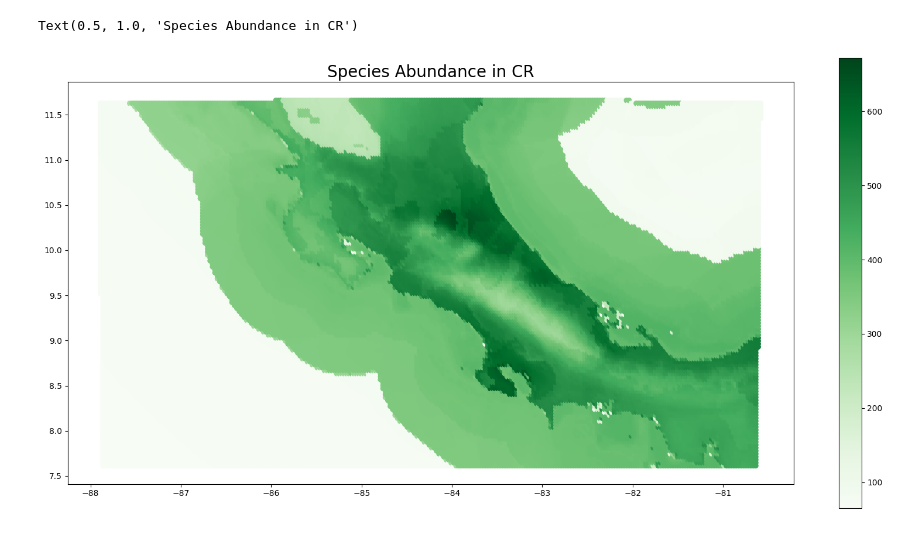
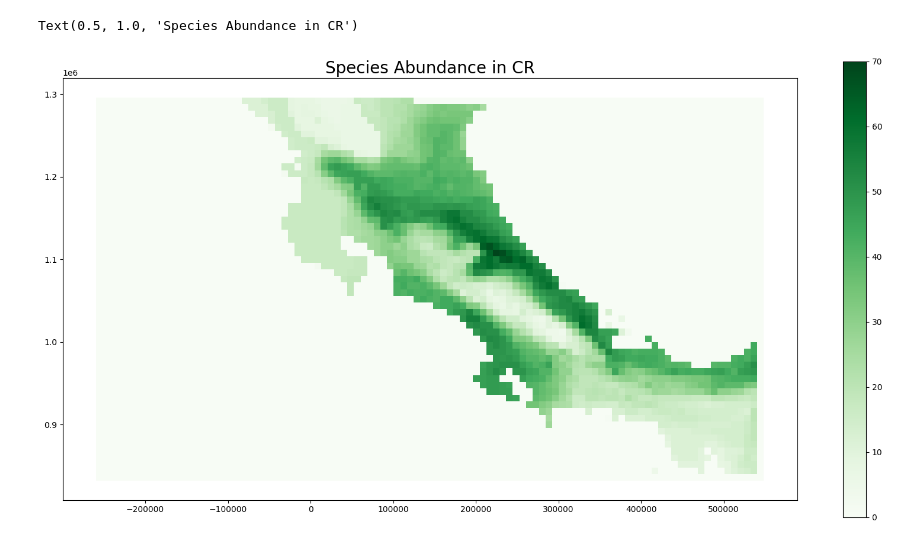
Before and after one commit to HotspotStoplight/HotspotStoplight, a Jupyter notebook: species_count/All Species Count.ipynb, the cells around one changed output. Saved outputs shown, nothing was run; the diff lists cells and outputs as text; code cells hidden in the pictures.

```diff
--- a/species_count/All Species Count.ipynb
+++ b/species_count/All Species Count.ipynb
@@ -7,9 +9,11 @@ import os
 from helper import *
 # %%
 # enter resolution of grid in meters
-grid_resolution=300
+grid_resolution=8000
+# The majority of Costa Rica is in UTM zone 17, but the western part is in UTM zone 17. We will use UTM zone 17 for this analysis
+utm_code = "EPSG:32617"
 # add the directory which contains all species data here
-# For example, if the species data is in "D:\hotspot mapping\Data\AMPHIBIANS\AMPHIBIANS\AMPHIBIANS.shp", then directory = "D:\hotspot mapping\Data"
-directory = "C:\\Users\\olive\\Box Sync\\Hotspot Stoplight Data\\IUCN Threatened Species"
+# For example, if the AMPHIBIANS data is in "D:\hotspot mapping\Data\AMPHIBIANS\AMPHIBIANS\AMPHIBIANS.shp", then directory = "D:\hotspot mapping\Data"
+directory = "D:\hotspot mapping\Data"
 species_list=[x[1] for x in os.walk(directory)][0]
-species_filepath_dict={species:os.path.join(directory,species,"{}.shp".format(species)) for species in species_list}
+species_filepath_dict={species:os.path.join(directory,species,species,"{}.shp".format(species)) for species in species_list}
@@ -19,13 +20,28 @@ cr_polygon = gpd.read_file('C:\\Users\\olive\\Box Sync\\Hotspot Stoplight Data\\
+# %%
+# get the area of interest from a geojson file
+cr_polygon=gpd.read_file('D:\hotspot mapping\Data\CR_Crop2.geojson').geometry[0]
+project = pyproj.Transformer.from_proj(
+        pyproj.Proj(init='epsg:4326'), # source coordinate system
+        pyproj.Proj(init=utm_code)) # destination coordinate system
+project_reverse = pyproj.Transformer.from_proj(
+        pyproj.Proj(init=utm_code), # source coordinate system
+        pyproj.Proj(init='epsg:4326')) # destination coordinate system
+cr_polygon_utm = transform(project.transform, cr_polygon)
 # %%
 final_dict={}
 # generate grid
-grid = create_grid(resolution=grid_resolution, target_polygon=cr_polygon)
+grid = create_grid(resolution=grid_resolution, target_polygon=cr_polygon_utm)
+# get the centroids of each polygon in the grid and convert to epsg 4326
+centroids = [transform(project_reverse.transform, poly.centroid) for poly in grid]
+# print(len(centroids))
 for species, file_path in species_filepath_dict.items():
+    # get and convert geo series to utm
     species_geo = filter_species(path= file_path, target_polygon=cr_polygon)
-    species_count = count_species(species_geo, grid)
+    # species_geo_utm = species_geo.to_crs(utm_code)
+    species_count = count_species(species_geo, centroids)
     # plot_abundance(species_count,species_name=species)
     final_dict['count_{}'.format(species)]=species_count
-    print("{} done".format(species))
+    # print("{} done".format(species))
     # break
 final_df = gpd.GeoDataFrame(final_dict)
 # %% [output]
@@ -49,21 +50,21 @@ TEAS done
 # %%
 # get the sum of all species
 final_df['species_count']=final_df.sum(axis=1)
 # add the grid to the dataframe
 final_df['geometry']=grid
 # convert geometry to lat/lon
-final_df['lon'] = final_df['geometry'].x
-final_df['lat'] = final_df['geometry'].y
+# final_df['lon'] = final_df['geometry'].x
+# final_df['lat'] = final_df['geometry'].y
 # plot the total species count
 fig, ax = plt.subplots(figsize=(20,10))
 # gpd.GeoSeries(cr_polygon).plot(ax=ax, color='white', edgecolor='black')
 # # plot costa rica map
 # cr_map=gpd.read_file(gpd.datasets.get_path('naturalearth_lowres')).query('name == "Costa Rica"')
 # cr_map.plot(ax=ax, color='white', edgecolor='black')
 # use a colormap to plot the species count
 final_df.plot(ax=ax, column='species_count', legend=True, cmap='Greens')
 # set the title
 ax.set_title('Species Abundance in CR', fontsize=20)
 # %% [output]
 Text(0.5, 1.0, 'Species Abundance in CR')
-[figure, old version]
+[figure, new version]
```
Also changed, not shown: parts of 6 cells of this notebook, 1 other file.
